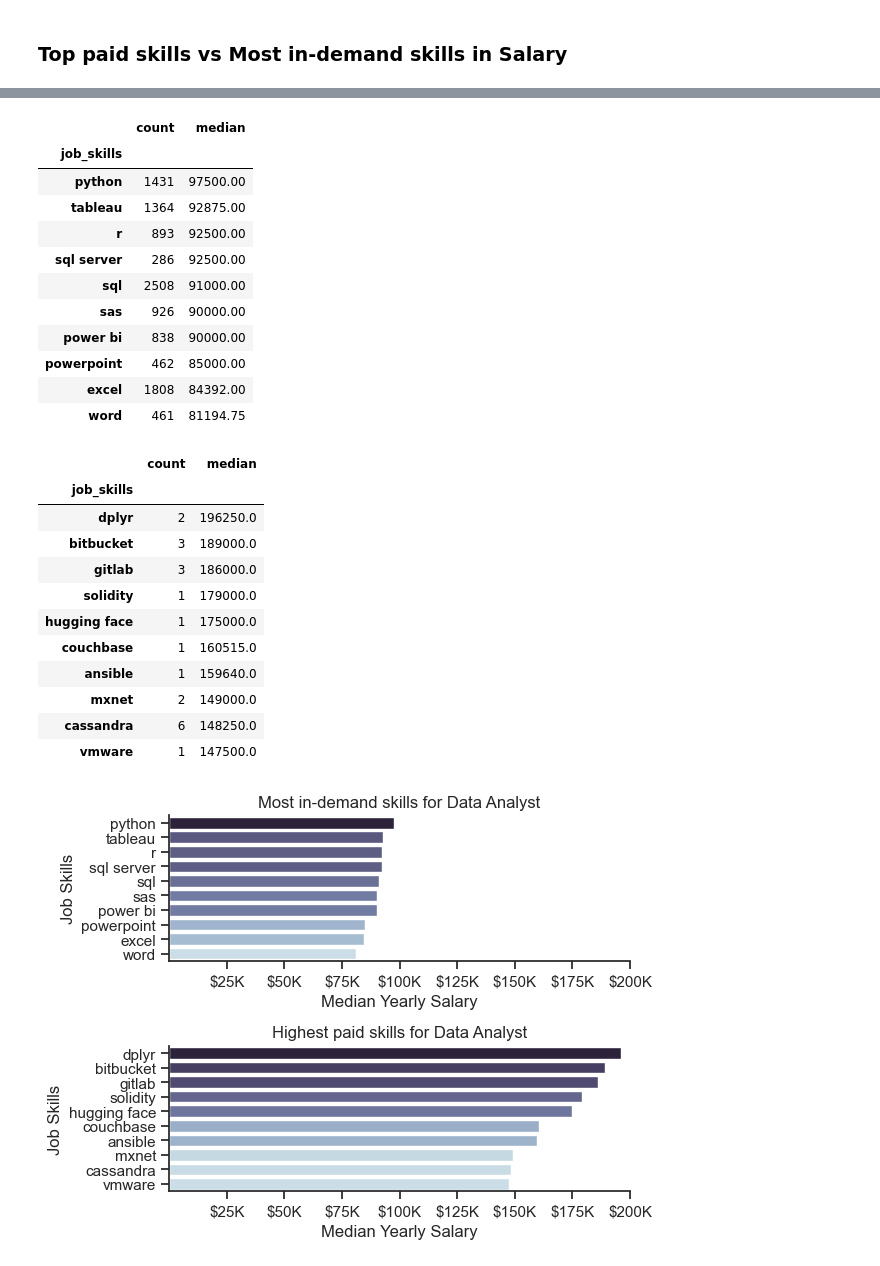
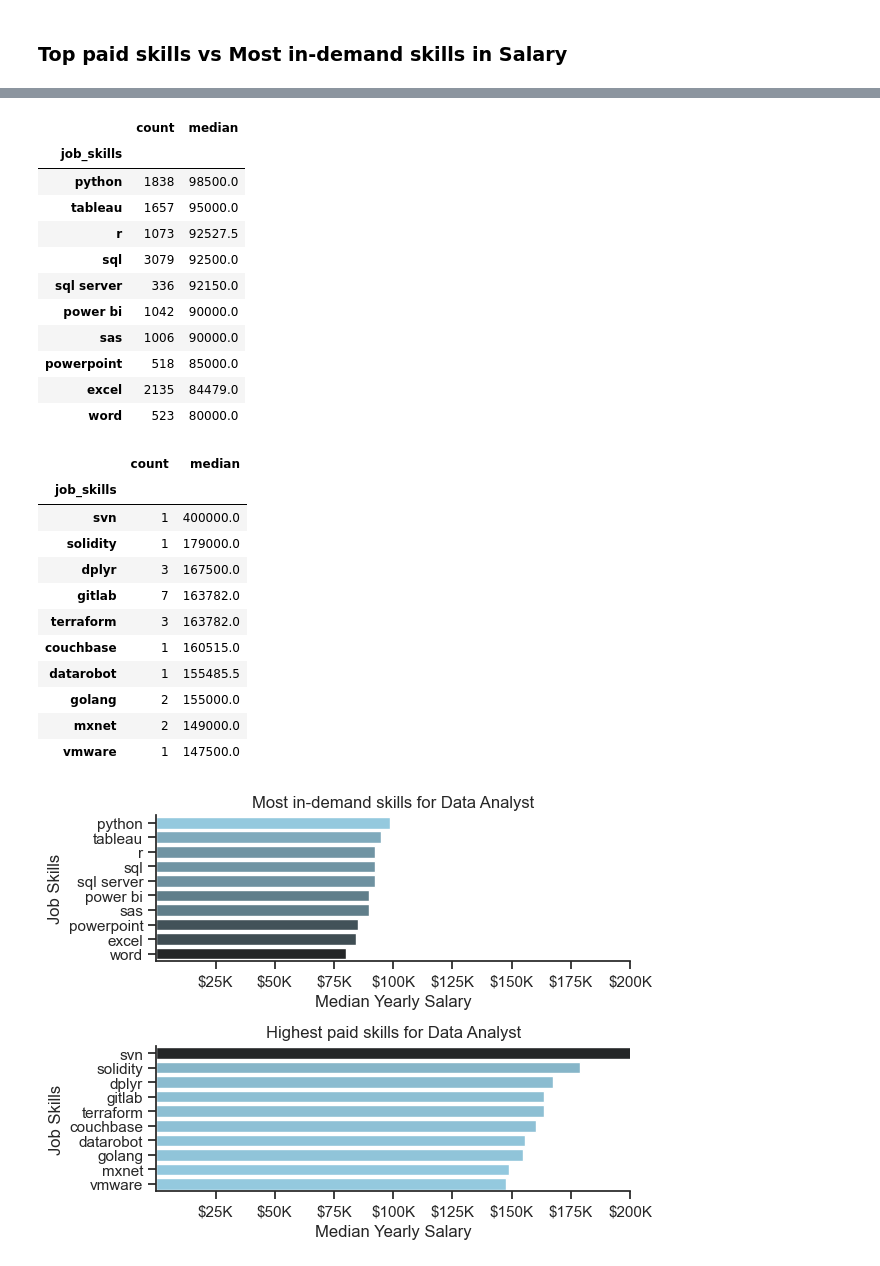
Before and after one commit to duyanvuong/python_data_project, a Jupyter notebook: 03_Projects/04_Salary_Analysis.ipynb, the cells around one changed output, grey strips where cells are left out. Saved outputs shown, nothing was run; the diff lists cells and outputs as text; code cells hidden in the pictures.

```diff
--- a/03_Projects/04_Salary_Analysis.ipynb
+++ b/03_Projects/04_Salary_Analysis.ipynb
@@ -24,0 +55,4 @@ df['job_skills'] = df['job_skills'].apply(lambda skill: ast.literal_eval(skill)
+# %%
+df_salary_top_roles = df_top_roles[['job_title_short','salary_year_avg']]
+df_salary_top_roles = df_salary_top_roles.dropna(subset='salary_year_avg').sort_values(by='salary_year_avg', ascending=False)
+df_salary_top_roles
@@ -24,0 +102,4 @@ df['job_skills'] = df['job_skills'].apply(lambda skill: ast.literal_eval(skill)
+# %%
+# Sorting job titles by yearly median salary
+job_titles = df_salary_top_roles.groupby('job_title_short')['salary_year_avg'].median().sort_values(ascending=False).index
+job_titles
@@ -25,10 +141,10 @@ df['job_skills'] = df['job_skills'].apply(lambda skill: ast.literal_eval(skill)
 # %% [markdown]
 ### Top paid skills vs Most in-demand skills in Salary
 # %%
-df_DA_US = df[(df['job_title_short'] == 'Data Analyst') & (df['job_country'] == 'United States')].copy()
-df_DA_US = df_DA_US.dropna(subset='salary_year_avg')
-df_DA_US = df_DA_US.explode('job_skills')
-df_DA_US
+df_DA = df[df['job_title_short'] == 'Data Analyst'].copy()
+df_DA = df_DA.dropna(subset='salary_year_avg')
+df_DA = df_DA.explode('job_skills')
+df_DA
 # %% [output]
 |  | job_title_short | job_title | job_location | job_via | job_schedule_type | job_work_from_home | ... |
 | 109 | Data Analyst | Senior Supply Chain Analytics Ana... | Anywhere | via Get.It | Full-time | True | ... |
@@ -46,36 +162,36 @@ df_DA_US
 # %%
-df__skills_count_median = df_DA_US.groupby('job_skills')['salary_year_avg'].agg(['count','median'])
-df_demand_skills = df__skills_count_median.sort_values(by='count', ascending=False).head(10).sort_values(by='median',ascending=False)
-df_top_paid = df__skills_count_median.sort_values(by='median', ascending=False).head(10)
+df_skills_count_median = df_DA.groupby('job_skills')['salary_year_avg'].agg(['count','median'])
+df_demand_skills = df_skills_count_median.sort_values(by='count', ascending=False).head(10).sort_values(by='median',ascending=False)
+df_top_paid = df_skills_count_median.sort_values(by='median', ascending=False).head(10)
 # %%
 df_demand_skills
 # %% [output]
 |  | count | median |
 | job_skills |  |  |
-| python | 1431 | 97500.00 |
-| tableau | 1364 | 92875.00 |
-| r | 893 | 92500.00 |
-| sql server | 286 | 92500.00 |
-| sql | 2508 | 91000.00 |
-| sas | 926 | 90000.00 |
-| power bi | 838 | 90000.00 |
-| powerpoint | 462 | 85000.00 |
-| excel | 1808 | 84392.00 |
-| word | 461 | 81194.75 |
+| python | 1838 | 98500.0 |
+| tableau | 1657 | 95000.0 |
+| r | 1073 | 92527.5 |
+| sql | 3079 | 92500.0 |
+| sql server | 336 | 92150.0 |
+| power bi | 1042 | 90000.0 |
+| sas | 1006 | 90000.0 |
+| powerpoint | 518 | 85000.0 |
+| excel | 2135 | 84479.0 |
+| word | 523 | 80000.0 |
 # %%
 df_top_paid
 # %% [output]
 |  | count | median |
 | job_skills |  |  |
-| dplyr | 2 | 196250.0 |
-| bitbucket | 3 | 189000.0 |
-| gitlab | 3 | 186000.0 |
+| svn | 1 | 400000.0 |
 | solidity | 1 | 179000.0 |
-| hugging face | 1 | 175000.0 |
+| dplyr | 3 | 167500.0 |
+| gitlab | 7 | 163782.0 |
+| terraform | 3 | 163782.0 |
 | couchbase | 1 | 160515.0 |
-| ansible | 1 | 159640.0 |
+| datarobot | 1 | 155485.5 |
+| golang | 2 | 155000.0 |
 | mxnet | 2 | 149000.0 |
-| cassandra | 6 | 148250.0 |
 | vmware | 1 | 147500.0 |
 # %%
 fig, ax = plt.subplots(2,1)
@@ -87,34 +203,34 @@ sns.barplot(
     x='median',
     y='job_skills',
     hue='median',
-    palette='ch:s=.25,rot=-.25',
+    palette='dark:skyblue',
     legend=False,
     ax=ax[0]
 )
 ax[0].set_xlabel('Median Yearly Salary')
 ax[0].set_ylabel('Job Skills')
 ax[0].set_xlim(10,200000)
 ax[0].set_title('Most in-demand skills for Data Analyst')
 ax[0].xaxis.set_major_formatter(plt.FuncFormatter(lambda x,pos: f"${int(x/1000)}K"))
 
 # Top paid skills
 sns.barplot(
     data=df_top_paid,
     x='median',
     y='job_skills',
     hue='median',
-    palette='ch:s=.25,rot=-.25',
+    palette='dark:skyblue_r',
     legend=False,
     ax=ax[1]
 )
 ax[1].set_xlabel('Median Yearly Salary')
 ax[1].set_ylabel('Job Skills')
 ax[1].set_xlim(10,200000)
 ax[1].set_title('Highest paid skills for Data Analyst')
 ax[1].xaxis.set_major_formatter(plt.FuncFormatter(lambda x,pos: f"${int(x/1000)}K"))
 
 sns.despine()
 
 fig.tight_layout(h_pad=1)
 # %% [output]
-[figure, old version]
+[figure, new version]
```
Also changed, not shown: parts of 19 cells of this notebook, 7 other files.
